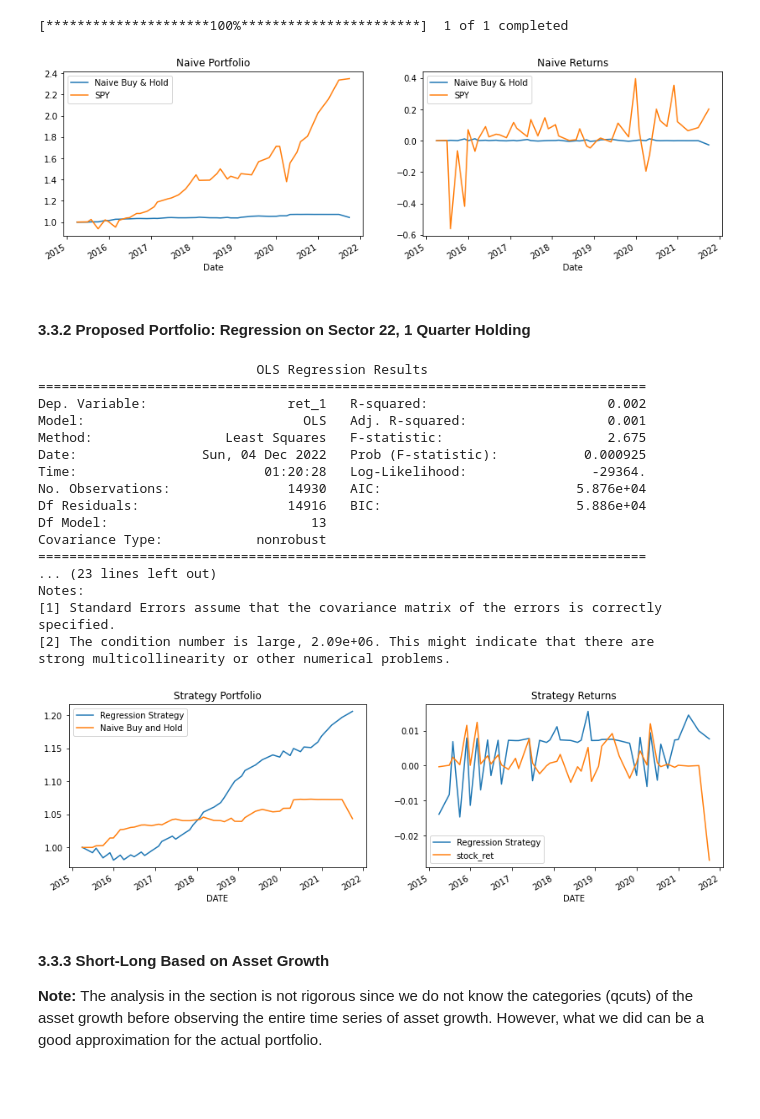
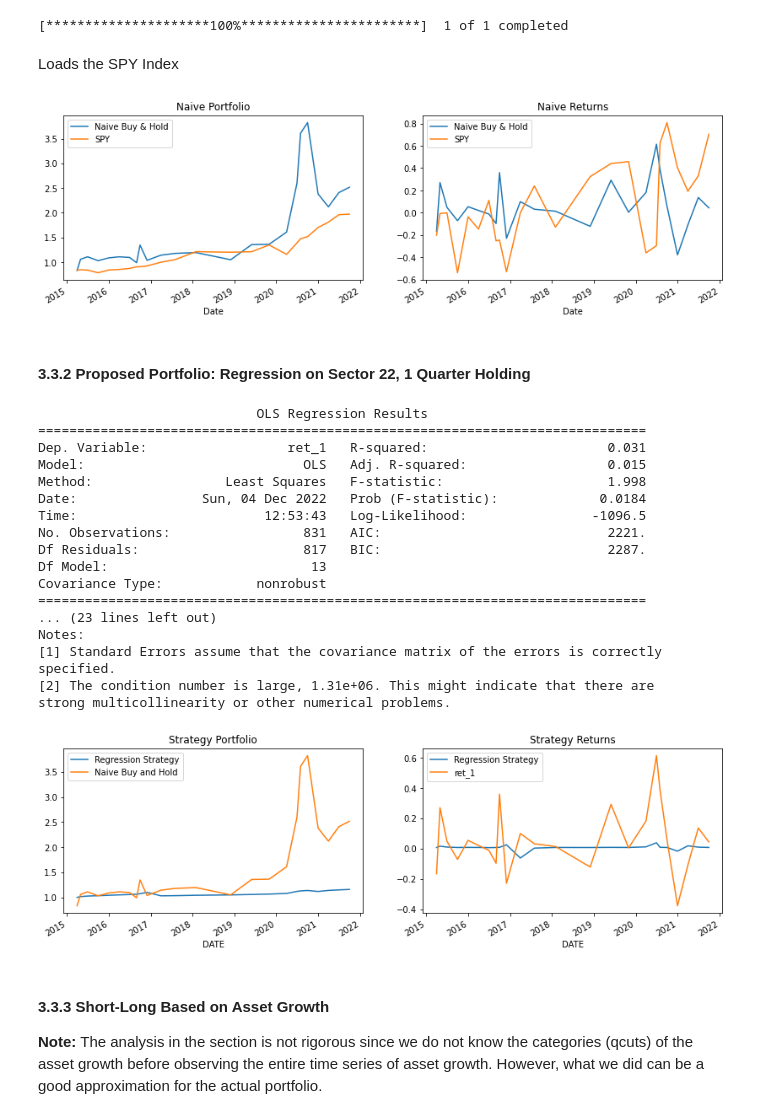
Before and after one commit to ULY-RR3T/FBE499Final, a Jupyter notebook: Analysis.ipynb, the cells around one changed output. Saved outputs shown, nothing was run; the diff lists cells and outputs as text; code cells hidden in the pictures; blank space fills up the shorter version.

```diff
--- a/Analysis.ipynb
+++ b/Analysis.ipynb
@@ -447,5 +452,5 @@ In this section, we will utilize the previously observed good predictability of
 split_point = '2015-01-01'
 startegy_params = ['DlyPrc', 'ShrOut', 'ACTQ', 'CEQQ','EPSPXQ', 'OIADPQ', 'IVCHY', 'REVTY', 'MKVALTQ','actqg', 'pb', 'roe', 'B_MKT']
 sector_code = 33
-n_quarters = 1
+n_quarters = 2
 # %% [markdown]
@@ -484,26 +490,27 @@ Testing Period: 2015-03-31 to 2021-09-30
 spy = yf.download("SPY")['Adj Close'].rename('SPY')
 spy_ret = spy[test_set['DATE'].unique()].pct_change()
 spy_ret[0] = 0
-spy_index = (spy_ret + 1).cumprod()
+spy_port = (spy_ret + 1).cumprod()
 # %% [output]
 [*********************100%***********************]  1 of 1 completed
+# %% [markdown]
+Loads the SPY Index
 # %%
 naive_df = test_set[['PERMNO', 'DATE', 'ret_1']].copy()
-naive_df = pd.merge(1 / naive_df.groupby('DATE')['ret_1'].count().rename('strat_weight'), naive_df, on='DATE')
-naive_df['stock_ret'] = naive_df['strat_weight'] * naive_df['ret_1']
-naive_ret = naive_df.groupby(['DATE'])['stock_ret'].mean()
+# naive_df['ret_1'] = naive_df.groupby(['PERMNO'])['DlyPrc'].pct_change().shift(-2)
+naive_ret = naive_df.groupby(['DATE'])['ret_1'].mean()
 naive_port = (1 + naive_ret).cumprod().rename('Naive Buy and Hold')
 # %%
 fig, axs = plt.subplots(1, 2, figsize=(2 * 7, 4))
 naive_port.plot(label='Naive Buy & Hold', ax=axs[0], legend=True)
-spy_index.plot(label='SPY', ax=axs[0], legend=True)
+spy_port.plot(label='SPY', ax=axs[0], legend=True)
 naive_ret.plot(label='Naive Buy & Hold', ax=axs[1], legend=True)
 spy_ret.plot(label='SPY', ax=axs[1], legend=True)
 axs[0].set_title('Naive Portfolio')
 axs[1].set_title('Naive Returns')
 plt.show()
 # %% [output]
-[figure, old version]
+[figure, new version]
 # %% [markdown]
 #### 3.3.2 Proposed Portfolio: Regression on Sector 22, 1 Quarter Holding
 # %%
@@ -514,20 +521,20 @@ print(strategy.summary())
 # %% [output]
                             OLS Regression Results
 ==============================================================================
-Dep. Variable:                  ret_1   R-squared:                       0.002
-Model:                            OLS   Adj. R-squared:                  0.001
-Method:                 Least Squares   F-statistic:                     2.675
-Date:                Sun, 04 Dec 2022   Prob (F-statistic):           0.000925
-Time:                        01:20:28   Log-Likelihood:                -29364.
-No. Observations:               14930   AIC:                         5.876e+04
-Df Residuals:                   14916   BIC:                         5.886e+04
+Dep. Variable:                  ret_1   R-squared:                       0.031
+Model:                            OLS   Adj. R-squared:                  0.015
+Method:                 Least Squares   F-statistic:                     1.998
+Date:                Sun, 04 Dec 2022   Prob (F-statistic):             0.0184
+Time:                        12:53:43   Log-Likelihood:                -1096.5
+No. Observations:                 831   AIC:                             2221.
+Df Residuals:                     817   BIC:                             2287.
 Df Model:                          13
 Covariance Type:            nonrobust
 ==============================================================================
 ... (23 lines left out)
 Notes:
 [1] Standard Errors assume that the covariance matrix of the errors is correctly specified.
-[2] The condition number is large, 2.09e+06. This might indicate that there are
+[2] The condition number is large, 1.31e+06. This might indicate that there are
 strong multicollinearity or other numerical problems.
 # %%
 reg_df = test_set[['PERMNO','DATE','ret_1']].copy()
@@ -548,7 +555,7 @@ axs[0].set_title('Strategy Portfolio')
 axs[1].set_title('Strategy Returns')
 plt.show()
 # %% [output]
-[figure, old version]
+[figure, new version]
 # %% [markdown]
 #### 3.3.3 Short-Long Based on Asset Growth
 
```
Also changed, not shown: parts of 26 cells of this notebook.
